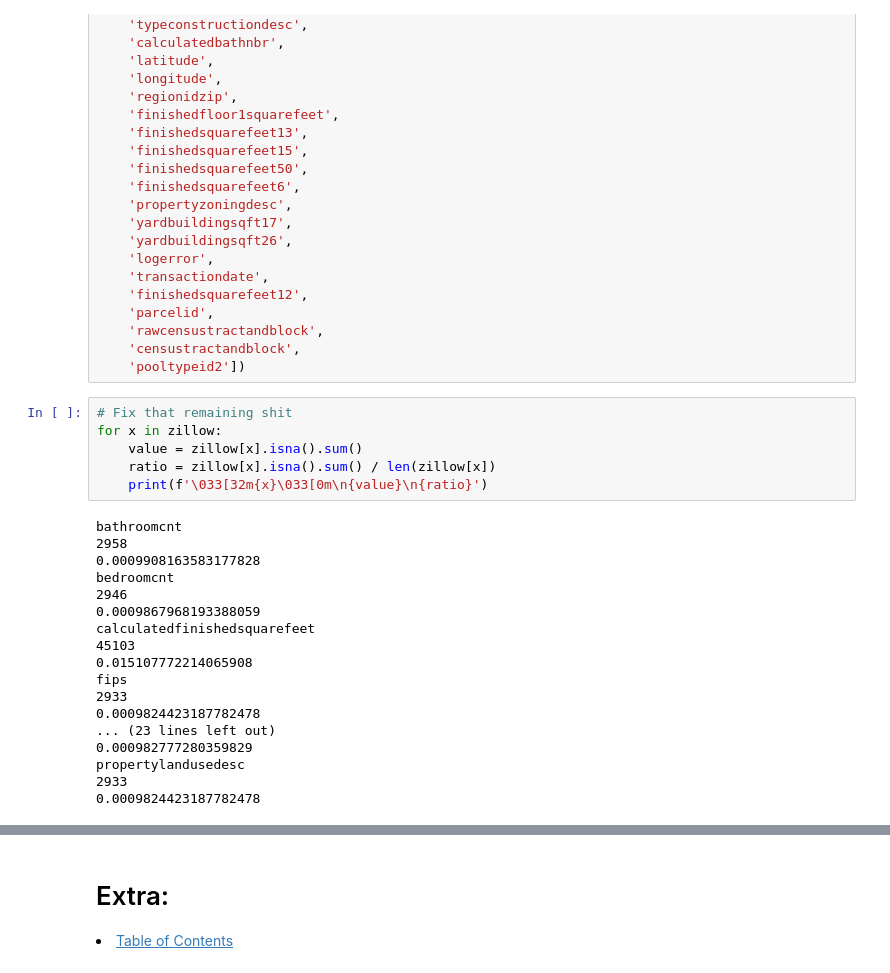
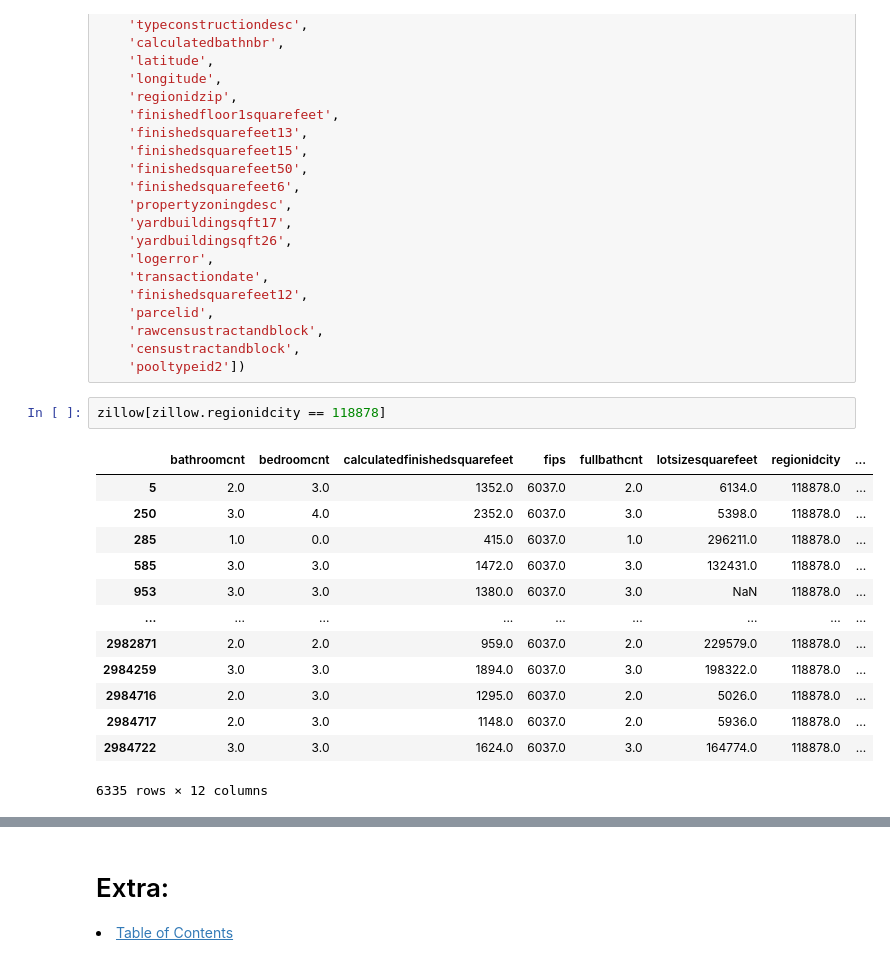
Before and after one commit to Jared-Wood135/zillow_project, a Jupyter notebook: wrangle.ipynb, the cells around one changed output, grey strips where cells are left out. Drawn from its saved outputs; the diff is of its cells as text.

```diff
--- a/wrangle.ipynb
+++ b/wrangle.ipynb
@@ -258,27 +269,19 @@ zillow = zillow.drop(columns=[
     'rawcensustractandblock',
     'censustractandblock',
     'pooltypeid2'])
-# %%
-# Fix that remaining shit
-for x in zillow:
-    value = zillow[x].isna().sum()
-    ratio = zillow[x].isna().sum() / len(zillow[x])
-    print(f'\033[32m{x}\033[0m\n{value}\n{ratio}')
-# %% [output]
-bathroomcnt
-2958
-0.0009908163583177828
-bedroomcnt
-2946
-0.0009867968193388059
-calculatedfinishedsquarefeet
-45103
-0.015107772214065908
-fips
-2933
-0.0009824423187782478
-... (23 lines left out)
-0.000982777280359829
-propertylandusedesc
-2933
-0.0009824423187782478
+# %%
+zillow[zillow.regionidcity == 118878]
+# %% [output]
+|  | bathroomcnt | bedroomcnt | calculatedfinishedsquarefeet | fips | fullbathcnt | lotsizesquarefeet | regionidcity | ... |
+| 5 | 2.0 | 3.0 | 1352.0 | 6037.0 | 2.0 | 6134.0 | 118878.0 | ... |
+| 250 | 3.0 | 4.0 | 2352.0 | 6037.0 | 3.0 | 5398.0 | 118878.0 | ... |
+| 285 | 1.0 | 0.0 | 415.0 | 6037.0 | 1.0 | 296211.0 | 118878.0 | ... |
+| 585 | 3.0 | 3.0 | 1472.0 | 6037.0 | 3.0 | 132431.0 | 118878.0 | ... |
+| 953 | 3.0 | 3.0 | 1380.0 | 6037.0 | 3.0 | NaN | 118878.0 | ... |
+| ... | ... | ... | ... | ... | ... | ... | ... | ... |
+| 2982871 | 2.0 | 2.0 | 959.0 | 6037.0 | 2.0 | 229579.0 | 118878.0 | ... |
+| 2984259 | 3.0 | 3.0 | 1894.0 | 6037.0 | 3.0 | 198322.0 | 118878.0 | ... |
+| 2984716 | 2.0 | 3.0 | 1295.0 | 6037.0 | 2.0 | 5026.0 | 118878.0 | ... |
+| 2984717 | 2.0 | 3.0 | 1148.0 | 6037.0 | 2.0 | 5936.0 | 118878.0 | ... |
+| 2984722 | 3.0 | 3.0 | 1624.0 | 6037.0 | 3.0 | 164774.0 | 118878.0 | ... |
+6335 rows × 12 columns
```
Also changed, not shown: parts of 19 cells of this notebook.
